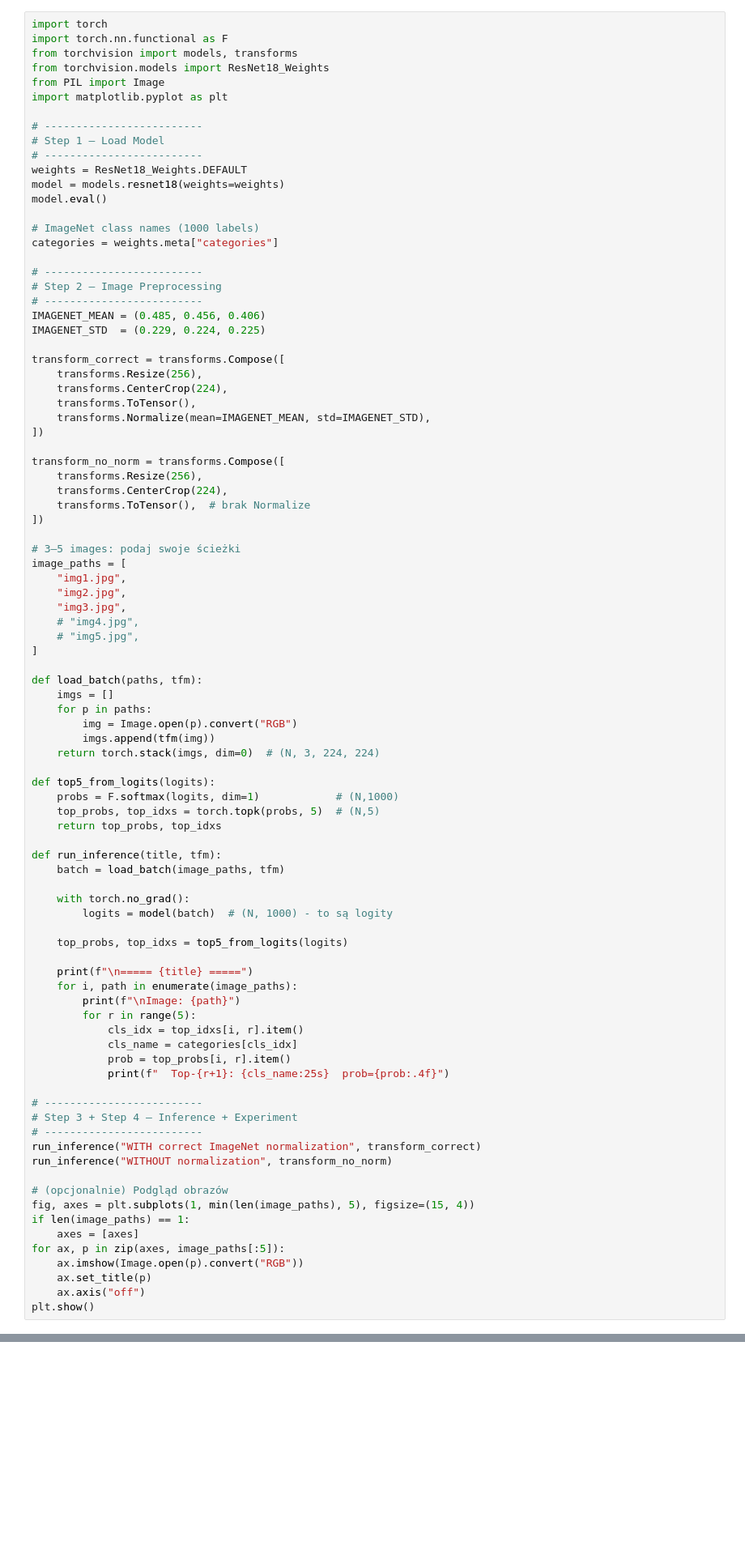
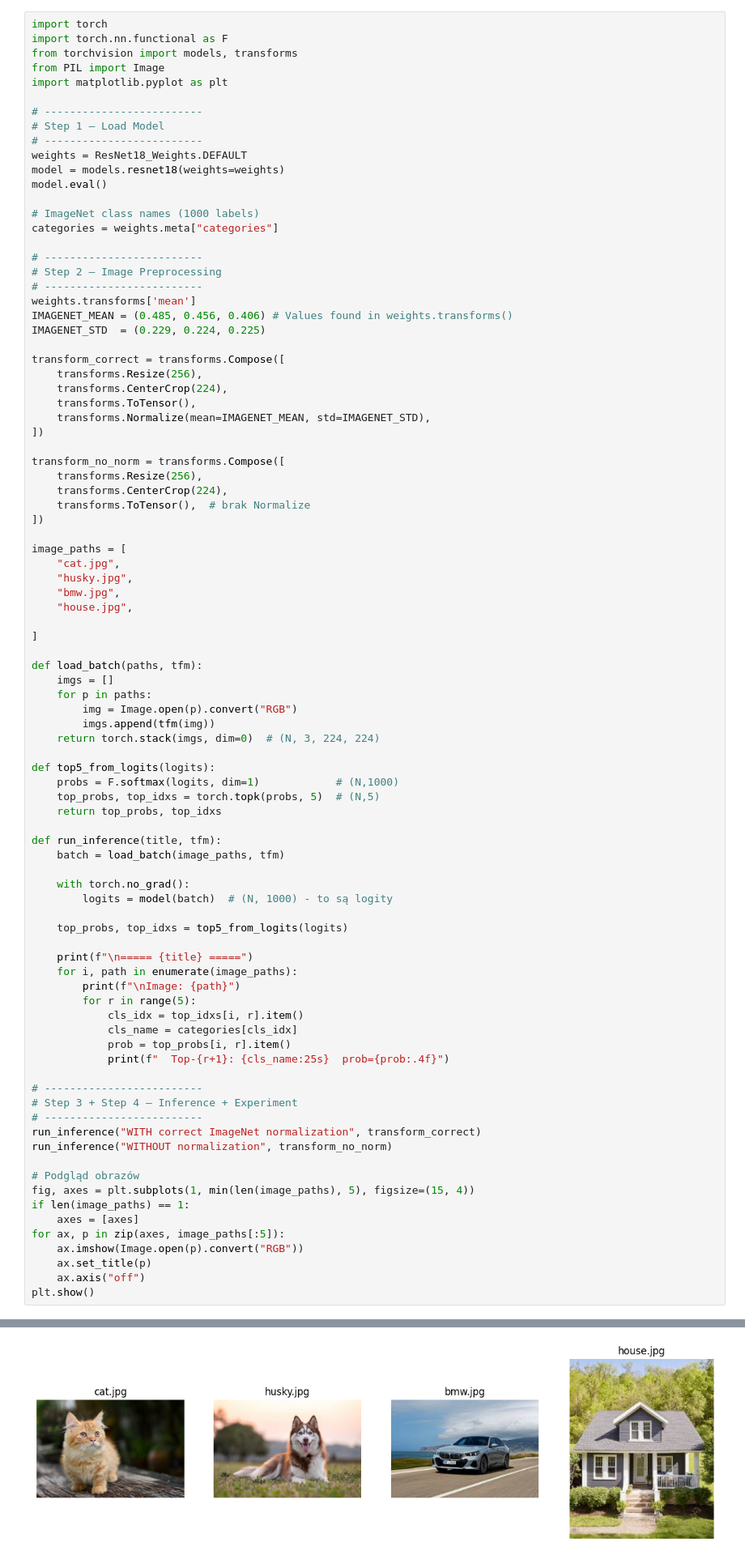
Before and after one commit to Owczany/Semestr-6, a Jupyter notebook: neural_networks/assignments/list_1/task.ipynb, the cells around one changed output, grey strips where cells are left out. Shown at 81% size. Saved outputs shown, nothing was run; the diff lists cells and outputs as text; blank space fills up the shorter version.

```diff
--- a/neural_networks/assignments/list_1/task.ipynb
+++ b/neural_networks/assignments/list_1/task.ipynb
@@ -403,7 +425,6 @@ In markdown, answer:
 import torch
 import torch.nn.functional as F
 from torchvision import models, transforms
-from torchvision.models import ResNet18_Weights
 from PIL import Image
 import matplotlib.pyplot as plt
 
@@ -420,7 +441,8 @@ categories = weights.meta["categories"]
 # -------------------------
 # Step 2 — Image Preprocessing
 # -------------------------
-IMAGENET_MEAN = (0.485, 0.456, 0.406)
+weights.transforms['mean']
+IMAGENET_MEAN = (0.485, 0.456, 0.406) # Values found in weights.transforms()
 IMAGENET_STD  = (0.229, 0.224, 0.225)
 
 transform_correct = transforms.Compose([
@@ -436,13 +458,12 @@ transform_no_norm = transforms.Compose([
     transforms.ToTensor(),  # brak Normalize
 ])
 
-# 3–5 images: podaj swoje ścieżki
 image_paths = [
-    "img1.jpg",
-    "img2.jpg",
-    "img3.jpg",
-    # "img4.jpg",
-    # "img5.jpg",
+    "cat.jpg",
+    "husky.jpg",
+    "bmw.jpg",
+    "house.jpg",
+
 ]
 
 def load_batch(paths, tfm):
@@ -480,7 +501,7 @@ def run_inference(title, tfm):
 run_inference("WITH correct ImageNet normalization", transform_correct)
 run_inference("WITHOUT normalization", transform_no_norm)
 
-# (opcjonalnie) Podgląd obrazów
+# Podgląd obrazów
 fig, axes = plt.subplots(1, min(len(image_paths), 5), figsize=(15, 4))
 if len(image_paths) == 1:
     axes = [axes]
@@ -495,0 +531 @@ FileNotFoundError: [Errno 2] No such file or directory: 'img1.jpg'
+[figure, added]
```
Also changed, not shown: parts of 12 cells of this notebook, 10 other files.
